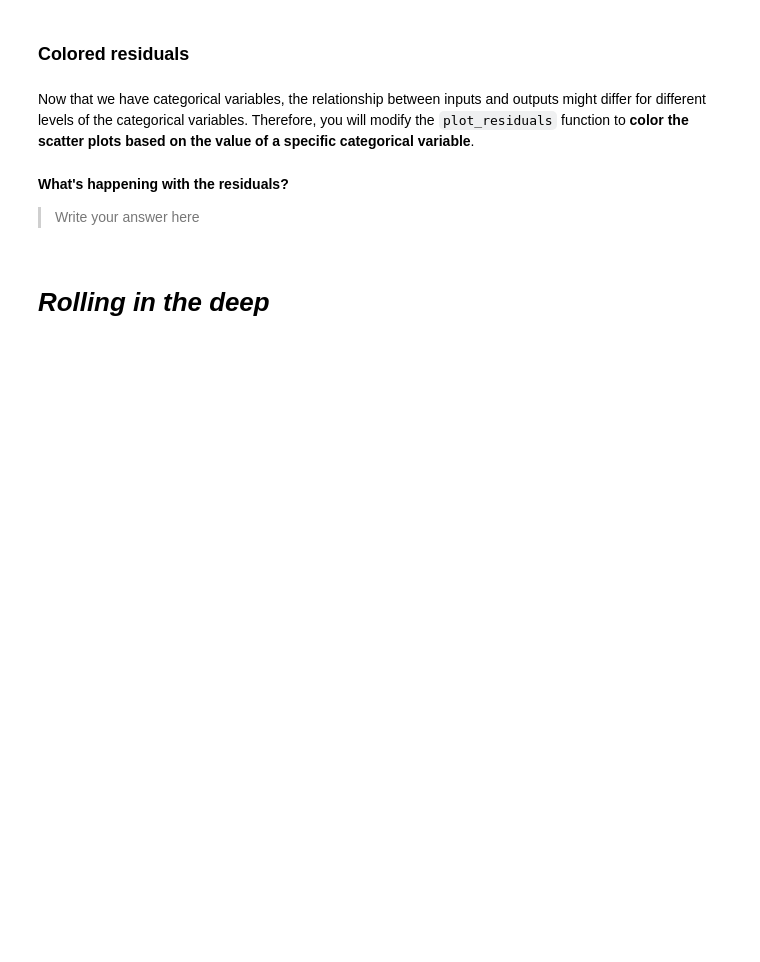
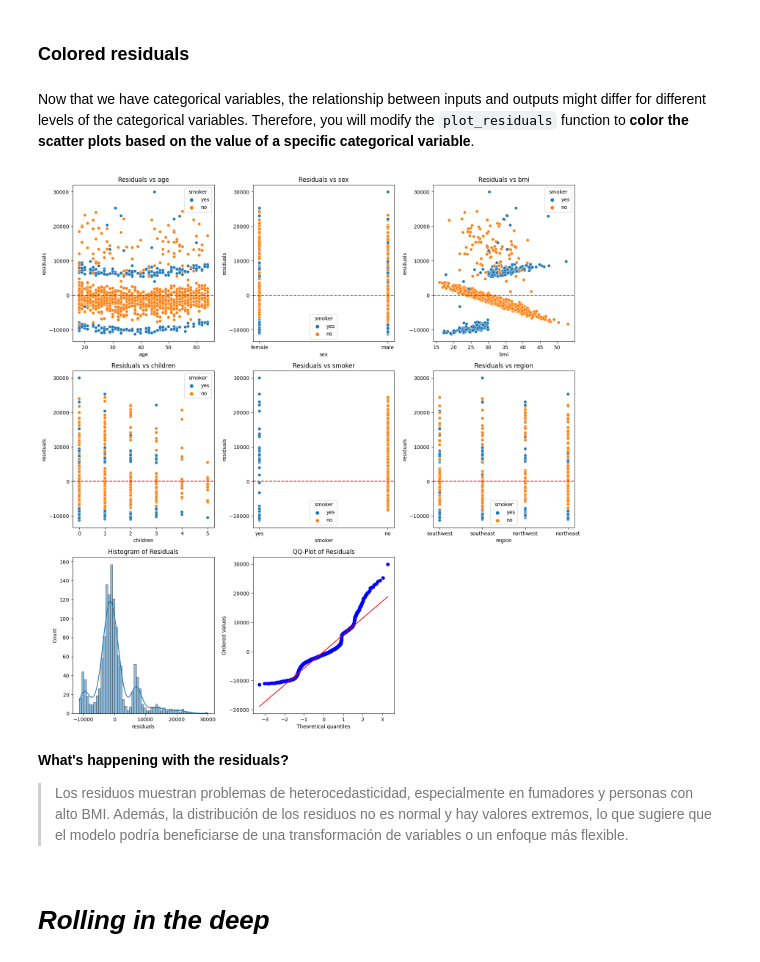
Before and after one commit to ICAI-IMAT-ML/p2-4-yagocastillo126, a Jupyter notebook: notebook/Lab_2_4_LR2.ipynb, the cells around one changed output. Drawn from its saved outputs; the diff is of its cells as text; code cells hidden in the pictures; blank space fills up the shorter version.

```diff
--- a/notebook/Lab_2_4_LR2.ipynb
+++ b/notebook/Lab_2_4_LR2.ipynb
@@ -165,7 +181,13 @@ In order to fit a regression model with these contributions, construct a new dat
 * Also, pay attention to the fact that you can use whatever contribution you see fit here, not just these previous ones.
 # %%
 # TODO
-data_transf = pd.DataFrame({'Input1': input1 ** None,   # Substitute "None" by the degree you think works here
+input1 = data['Input1']
+input2 = data['Input2']
+input3 = data['Input3']
+input4 = data['Input4']
+output = data['Output']
+
+data_transf = pd.DataFrame({'Input1': input1 ** 2,   # Substitute "None" by the degree you think works here
                             'Input2': np.exp(input3),
                             'Input3': input4,
                             'Output': output})
@@ -238,7 +267,7 @@ data = pd.read_csv(url)
 
 # Preprocess the data
 # TODO: One-hot encode categorical variables. Use pd.get_dummies()
-data_encoded = pd.get_dummies(None)
+data_encoded = pd.get_dummies(data, drop_first=True)
 
 # Split the data into features (X) and target (y)
 X = data_encoded.drop('charges', axis=1)
@@ -273,7 +304,7 @@ def plot_residuals(data, output_column, prediction_column, categorical_var=None)
         categorical_var (str, optional): The name of a categorical variable for coloring. Defaults to None.
     """
     # TODO: As before, calculate residuals
-    data['residuals'] = None
+    data['residuals'] = data[output_column] - data[prediction_column]
 
     # Identify columns to plot (excluding the output and prediction columns)
     columns_to_plot = [col for col in data.columns if col not in [output_column, prediction_column, 'residuals']]
@@ -289,38 +320,40 @@ def plot_residuals(data, output_column, prediction_column, categorical_var=None)
     axes = axes.flatten()
 
     # TODO: Plot each variable against the residuals
     for i, col in enumerate(columns_to_plot):
         ax = axes[i]
 
         if categorical_var and categorical_var in data.columns:
-            sns.scatterplot(x = None, y = None, data=data, ax=ax hue = None)
+            sns.scatterplot(x=data[col], y=data['residuals'], hue=data[categorical_var], data=data, ax=ax)
         else:
-            sns.scatterplot(x = None, y = None, data=data, ax=ax)
+            sns.scatterplot(x = data[col], y = data['residuals'], data=data, ax=ax)
 
         ax.set_title(f'Residuals vs {col}')
         ax.axhline(0, ls='--', color='r')
 
     # Histogram of residuals
     sns.histplot(data['residuals'], kde=True, ax=axes[i + 1])
     axes[i + 1].set_title('Histogram of Residuals')
 
     # QQ-plot of residuals
     stats.probplot(data['residuals'], dist="norm", plot=axes[i + 2])
     axes[i + 2].set_title('QQ-Plot of Residuals')
 
     # Hide any unused axes
     for j in range(i + 3, len(axes)):
         axes[j].set_visible(False)
 
     plt.tight_layout()
     plt.show()
 
 data['predictions'] = model.predict(X)
 # Example usage
 plot_residuals(data, 'charges', 'predictions', 'smoker')
+# %% [output]
+[figure, added]
-# %% [markdown]
-**What's happening with the residuals?**
-> Write your answer here
+# %% [markdown]
+**What's happening with the residuals?**
+> Los residuos muestran problemas de heterocedasticidad, especialmente en fumadores y personas con alto BMI. Además, la distribución de los residuos no es normal y hay valores extremos, lo que sugiere que el modelo podría beneficiarse de una transformación de variables o un enfoque más flexible.
 # %% [markdown]
 # _Rolling in the deep_
 # %% [markdown]
```
Also changed, not shown: parts of 17 cells of this notebook, 1 other file.
